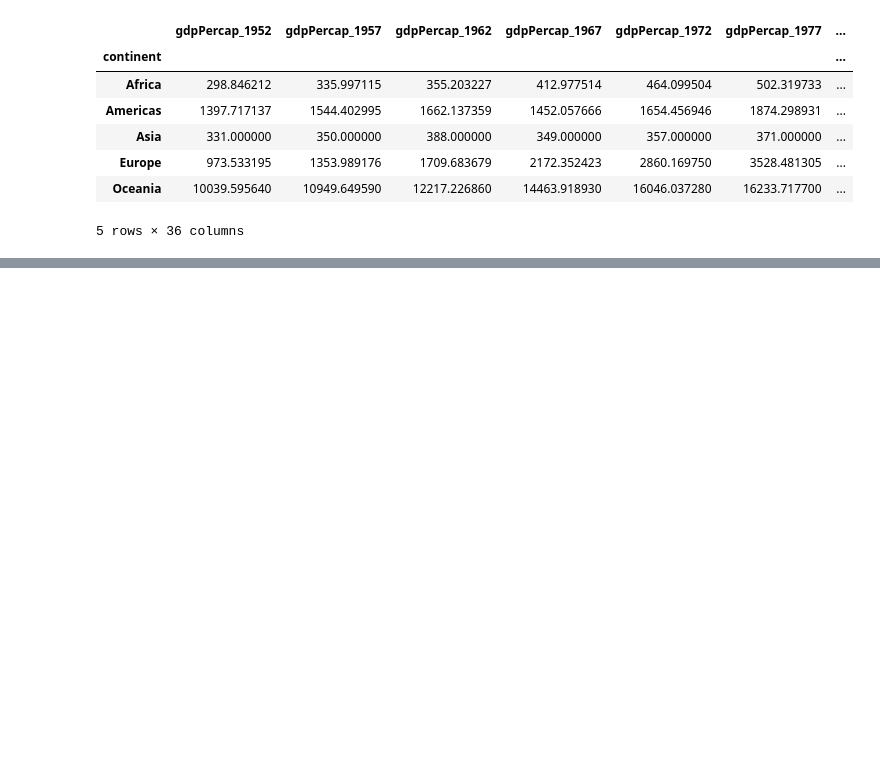
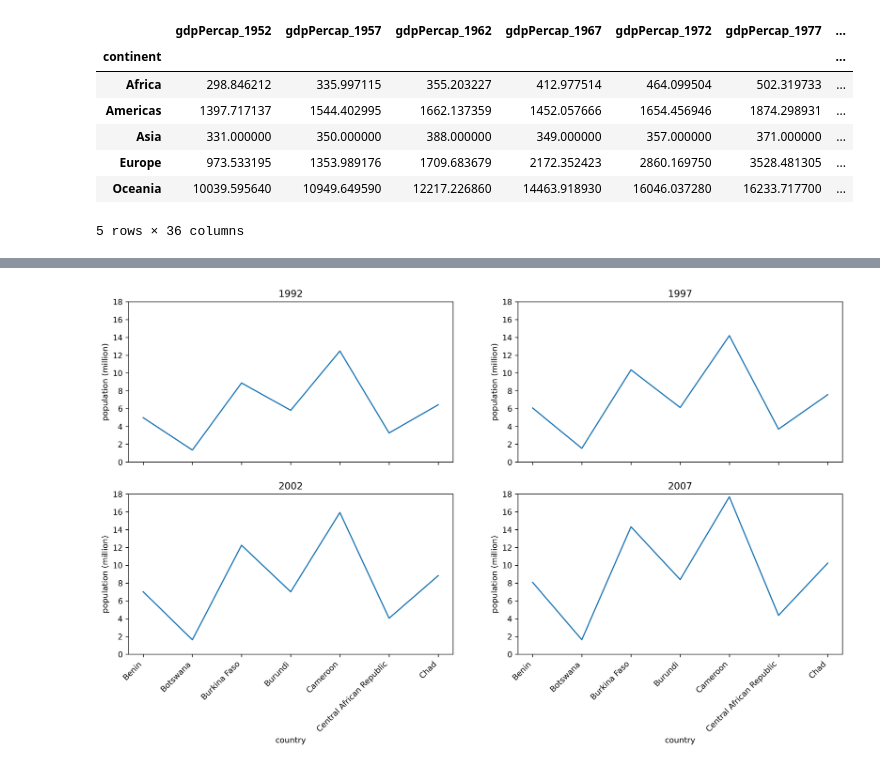
Before and after one commit to zdshaoteach/2022-03-28-upr-online, a Jupyter notebook: Building Programs with Python.ipynb, the cells around one changed output, grey strips where cells are left out. Cells and saved outputs as stored; diff of their text form; code cells hidden in the pictures; blank space fills up the shorter version.

```diff
--- a/Building Programs with Python.ipynb
+++ b/Building Programs with Python.ipynb
@@ -804,0 +805,35 @@ plt.savefig('plots.png')
+# %%
+########################################
+# exercise: generate subplots
+fig, axs = plt.subplots(2, 2) # a figure with a 2x2 grid of Axes
+
+axs[0, 0].plot(selected.index, selected.pop_1992/1000000)
+axs[0, 0].set_xlabel('country')
+axs[0, 0].set_ylabel('population (million)')
+axs[0, 0].set_title('1992')
+axs[0, 0].set_ylim(0, 18)
+
+axs[0, 1].plot(selected.index, selected.pop_1997/1000000)
+axs[0, 1].set_xlabel('country')
+axs[0, 1].set_ylabel('population (million)')
+axs[0, 1].set_title('1997')
+axs[0, 1].set_ylim(0, 18)
+
+axs[1, 0].plot(selected.index, selected.pop_2002/1000000)
+axs[1, 0].set_xlabel('country')
+axs[1, 0].set_ylabel('population (million)')
+axs[1, 0].set_title('2002')
+axs[1, 0].set_ylim(0, 18)
+
+axs[1, 1].plot(selected.index, selected.pop_2007/1000000)
+axs[1, 1].set_xlabel('country')
+axs[1, 1].set_ylabel('population (million)')
+axs[1, 1].set_title('2007')
+axs[1, 1].set_ylim(0, 18)
+
+fig.autofmt_xdate(rotation=45)
+fig.align_ylabels(axs)
+plt.savefig('plot-1992-2007.png')
+#plt.show()
+# %% [output]
+[figure, added]
```
Also changed, not shown: parts of 14 cells of this notebook.
